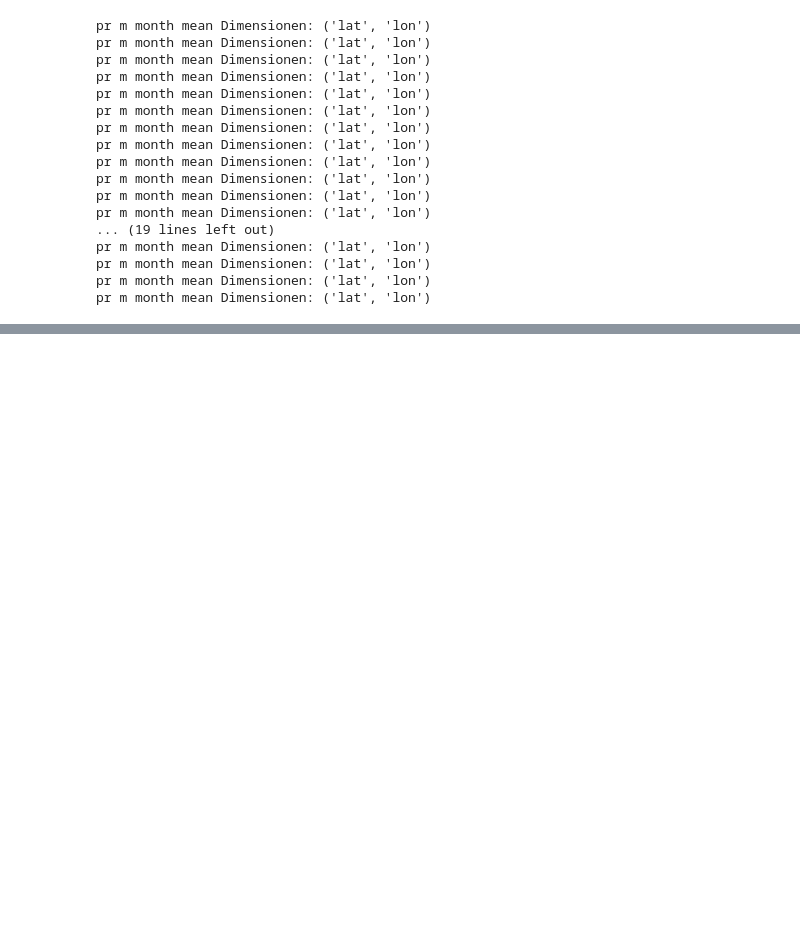
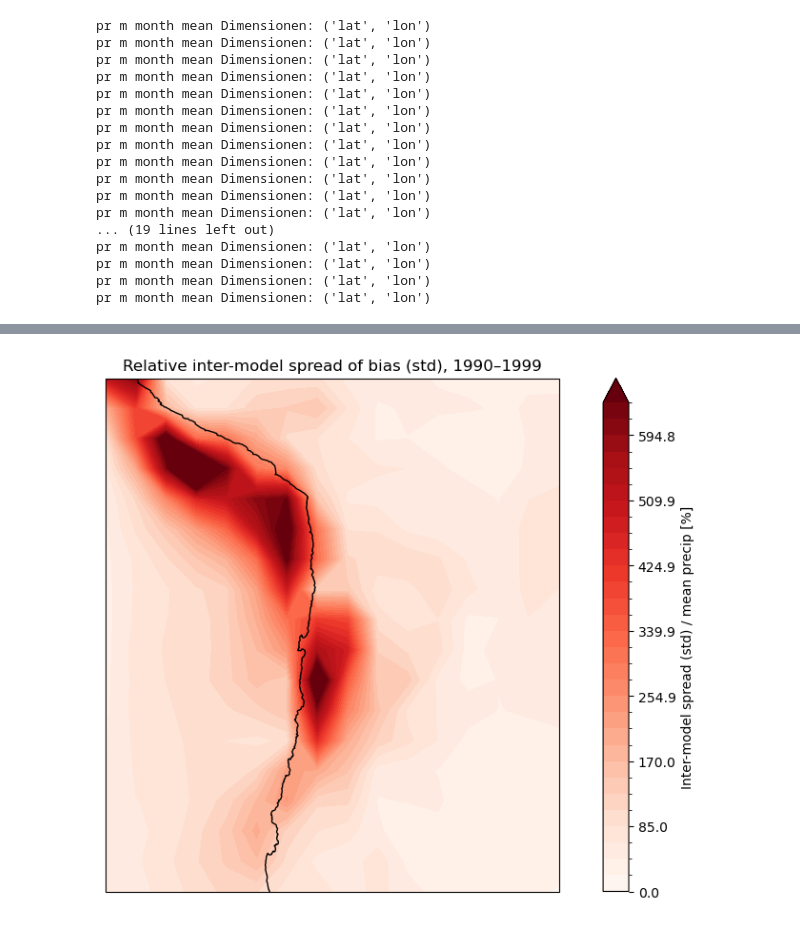
Before and after one commit to cc11223344556677/Computational-Meteorology-Exercises, a Jupyter notebook: project_kevin.ipynb, the cells around one changed output, grey strips where cells are left out. Saved outputs shown, nothing was run; the diff lists cells and outputs as text; code cells hidden in the pictures; blank space fills up the shorter version.

```diff
--- a/project_kevin.ipynb
+++ b/project_kevin.ipynb
@@ -564,0 +570,35 @@ plt.show()
+# %%
+bias_spread = bias_stack.std("model")   # [m/Monat]
+
+# --- Denominator wählen ---
+# Option A (empfohlen): CMIP MMM Precip (nicht Bias!)
+# mmm_pr = pr_stack.mean("model")        # falls du pr_stack hast
+# den = mmm_pr
+
+# Option B: ERA5 Mean Precip (wenn du mmm_pr nicht hast)
+den = area_prec2   # <-- dein ERA5 mean precip Feld (m/Monat), gleiche Region/Grid
+
+den = xr.where(np.abs(den) > 1e-6, np.abs(den), np.nan)
+relative_spread = 100 * bias_spread / den   # [%]
+
+# --- levels in % ---
+A = float(np.nanquantile(relative_spread.values, 0.98))
+levels = np.linspace(0, A, 31)
+
+plt.figure(figsize=(12, 7))
+ax = plt.axes(projection=ccrs.PlateCarree())
+
+relative_spread.plot.contourf(
+    ax=ax,
+    transform=ccrs.PlateCarree(),
+    cmap="Reds",
+    levels=levels,
+    extend="max",
+    cbar_kwargs={"label": "Inter-model spread (std) / mean precip [%]"},
+)
+
+ax.coastlines()
+ax.set_title("Relative inter-model spread of bias (std), 1990–1999")
+plt.show()
+# %% [output]
+[figure, added]
```
Also changed, not shown: parts of 12 cells of this notebook.
